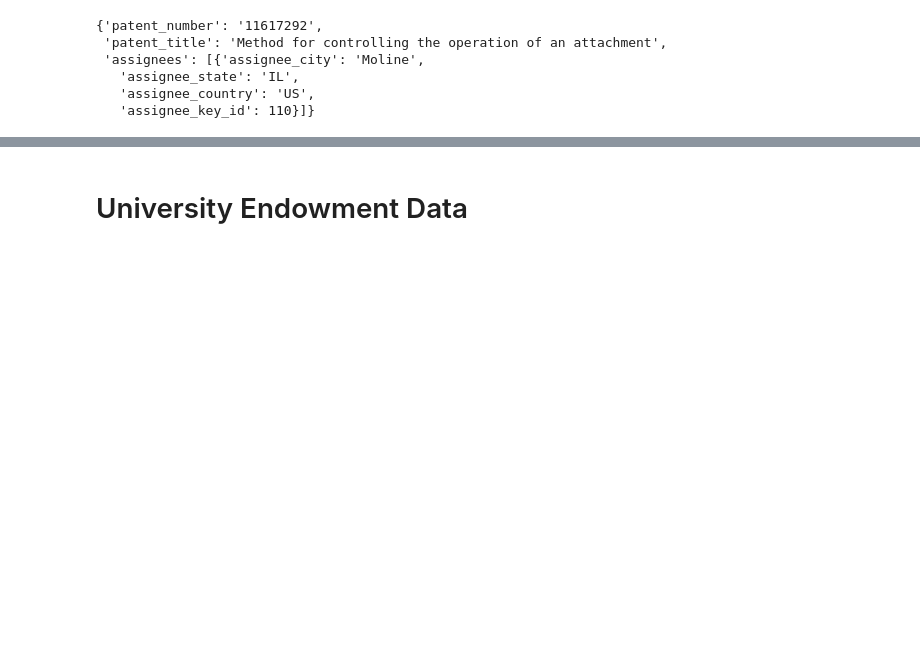
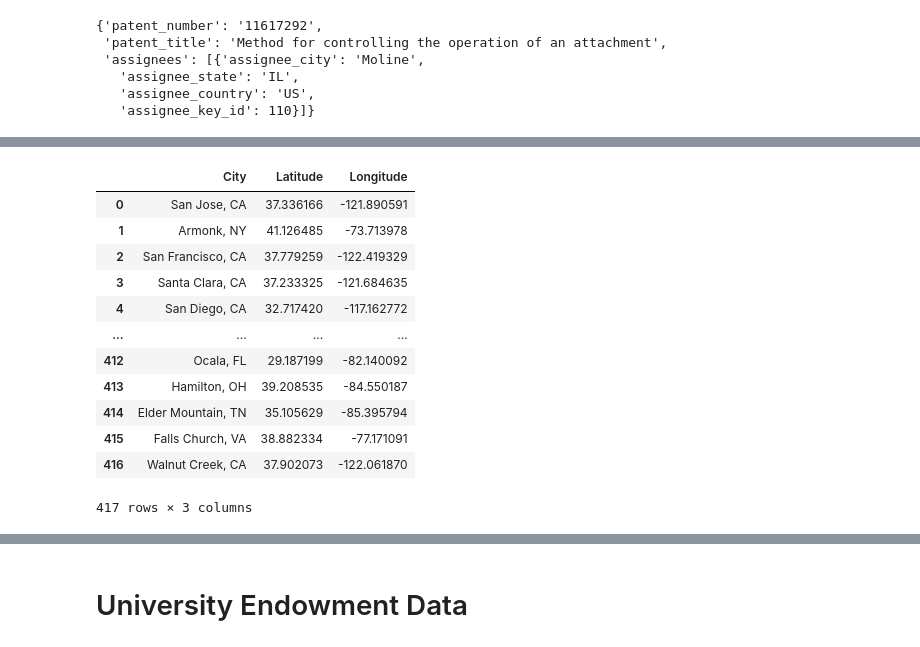
Before and after one commit to mayaniyogi/as.180.369, a Jupyter notebook: contrib/mayaniyogi/Working_notebook.ipynb, the cells around one changed output, grey strips where cells are left out. Cells and saved outputs as stored; diff of their text form; code cells hidden in the pictures; blank space fills up the shorter version.

```diff
--- a/contrib/mayaniyogi/Working_notebook.ipynb
+++ b/contrib/mayaniyogi/Working_notebook.ipynb
@@ -129,0 +549,27 @@ city_count_list
+# %%
+# Combine dictionaries into a single dictionary
+combined_dict = {**coord_1, **coord_2, **coord_3}
+
+# Create a DataFrame
+com_df = pd.DataFrame.from_dict(combined_dict, orient='index', columns=['Latitude', 'Longitude'])
+
+# Reset the index to have a column for city names
+com_df.reset_index(inplace=True)
+com_df.rename(columns={'index': 'City'}, inplace=True)
+
+# Display the DataFrame
+com_df
+# %% [output]
+|  | City | Latitude | Longitude |
+| 0 | San Jose, CA | 37.336166 | -121.890591 |
+| 1 | Armonk, NY | 41.126485 | -73.713978 |
+| 2 | San Francisco, CA | 37.779259 | -122.419329 |
+| 3 | Santa Clara, CA | 37.233325 | -121.684635 |
+| 4 | San Diego, CA | 32.717420 | -117.162772 |
+| ... | ... | ... | ... |
+| 412 | Ocala, FL | 29.187199 | -82.140092 |
+| 413 | Hamilton, OH | 39.208535 | -84.550187 |
+| 414 | Elder Mountain, TN | 35.105629 | -85.395794 |
+| 415 | Falls Church, VA | 38.882334 | -77.171091 |
+| 416 | Walnut Creek, CA | 37.902073 | -122.061870 |
+417 rows × 3 columns
```
Also changed, not shown: parts of 22 cells of this notebook, 3 other files.
